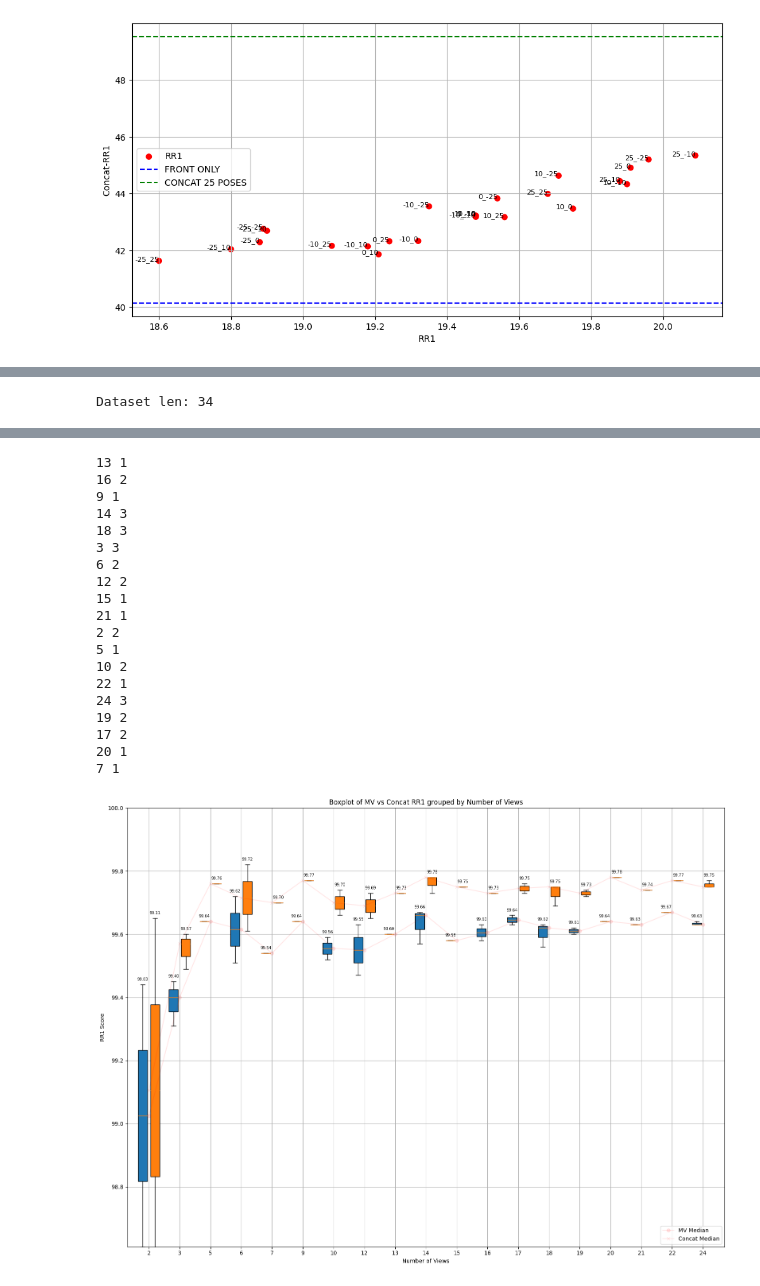
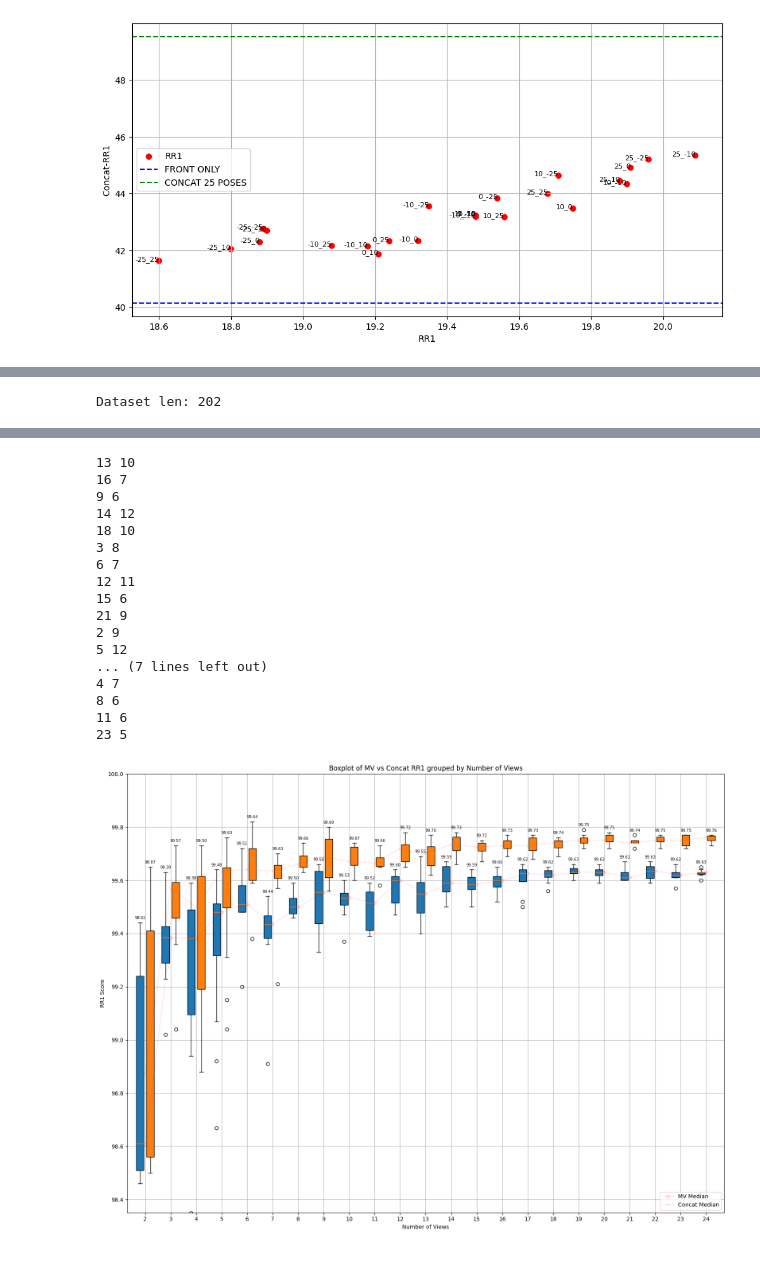
Before and after one commit to EduardBartolovic/HM_IDENT_3DFR, a Jupyter notebook: src/notebooks/AnalysePerspectives.ipynb, the cells around one changed output, grey strips where cells are left out. Saved outputs shown, nothing was run; the diff lists cells and outputs as text; code cells hidden in the pictures.

```diff
--- a/src/notebooks/AnalysePerspectives.ipynb
+++ b/src/notebooks/AnalysePerspectives.ipynb
@@ -361,4 +361,4 @@ Dataset len: 550
 # %%
-process_and_plot2('F:\\Face\\HM_IDENT_3DFR\\src\\notebooks\\perspectives_ms1m_bff_nobias.txt', xlim=(99.25, 99.9), ylim=(99.25, 99.7))
+process_and_plot2('perspectives_ms1m_bff_nobias.txt', xlim=(99.25, 99.9), ylim=(99.25, 99.7))
 # %% [output]
-Dataset len: 34
+Dataset len: 202
@@ -367,20 +367,18 @@ Dataset len: 34
-13 1
-16 2
-9 1
-14 3
-18 3
-3 3
-6 2
-12 2
-15 1
-21 1
-2 2
-5 1
-10 2
-22 1
-24 3
-19 2
-17 2
-20 1
-7 1
+13 10
+16 7
+9 6
+14 12
+18 10
+3 8
+6 7
+12 11
+15 6
+21 9
+2 9
+5 12
+... (7 lines left out)
+4 7
+8 6
+11 6
+23 5
-[figure, old version]
+[figure, new version]
```
Also changed, not shown: parts of 3 cells of this notebook.
